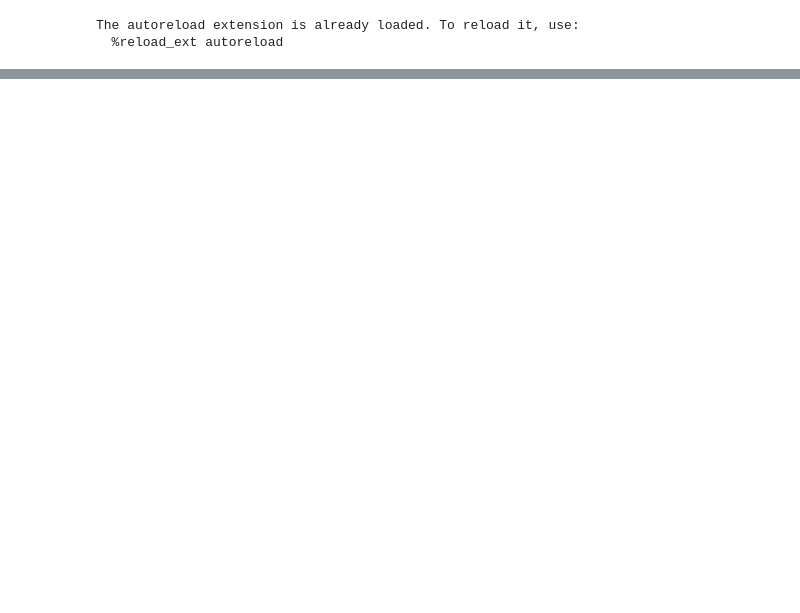
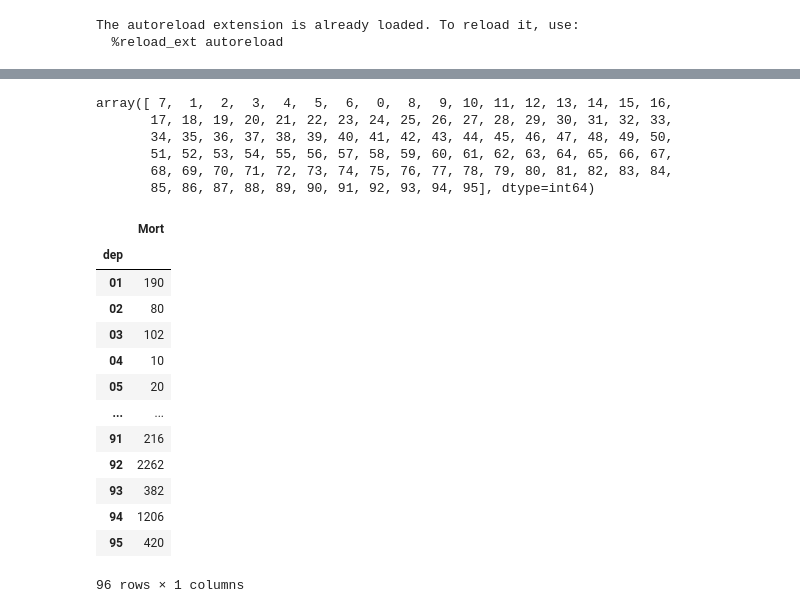
Before and after one commit to Jeremstym/bayesian_shrinkage, a Jupyter notebook: notebooks/application.ipynb, the cells around one changed output, grey strips where cells are left out. Drawn from its saved outputs; the diff is of its cells as text; code cells hidden in the pictures; blank space fills up the shorter version.

```diff
--- a/notebooks/application.ipynb
+++ b/notebooks/application.ipynb
@@ -29,0 +48,39 @@ pd.DataFrame(lambda_mean, index=df.index).to_csv('../data/lambda.csv', index=Fal
+# %%
+PG_tirage_2 = GLSP_count_reg(df_total.values, df_covariables.values, prior = "PG", mc = 10000, burn = 1500)
+IG_tirage_2 = GLSP_count_reg(df_total.values, df_covariables.values, prior = "IG", mc = 10000, burn = 1500)
+EH_tirage_2 = GLSP_count_reg(df_total.values, df_covariables.values, prior = "EH", mc = 10000, burn = 1500)
+# %% [output]
+array([ 7,  1,  2,  3,  4,  5,  6,  0,  8,  9, 10, 11, 12, 13, 14, 15, 16,
+       17, 18, 19, 20, 21, 22, 23, 24, 25, 26, 27, 28, 29, 30, 31, 32, 33,
+       34, 35, 36, 37, 38, 39, 40, 41, 42, 43, 44, 45, 46, 47, 48, 49, 50,
+       51, 52, 53, 54, 55, 56, 57, 58, 59, 60, 61, 62, 63, 64, 65, 66, 67,
+       68, 69, 70, 71, 72, 73, 74, 75, 76, 77, 78, 79, 80, 81, 82, 83, 84,
+       85, 86, 87, 88, 89, 90, 91, 92, 93, 94, 95], dtype=int64)
+# %%
+mcmc_array = [PG_tirage_2[0], IG_tirage_2[0], EH_tirage_2[0]]
+dic_mean = {i : [] for i in range(len(mcmc_array))}
+
+for method in range(len(mcmc_array)) :
+    dic_mean[method] = np.mean(mcmc_array[method], axis = 0)
+
+df_EH = pd.DataFrame({"dep" : df.index, "number" : [i for i in range(dic_mean[2].shape[0])], "lambda" : dic_mean[2]})
+df_EH = df_EH.sort_values(by = "lambda")
+
+
+comp_conf_interv([PG_tirage_2[0][:,df_EH["number"].iloc[0:9].values], IG_tirage_2[0][:,df_EH["number"].iloc[0:9].values], EH_tirage_2[0][:,df_EH["number"].iloc[0:9].values]], nom_graph = 'Comparaison_individu_avec_intervalle_de_confiance_min_full_year', title = 'Comparison of county with a small risk factor')
+comp_conf_interv([PG_tirage_2[0][:,df_EH["number"].iloc[-10:]], IG_tirage_2[0][:,df_EH["number"].iloc[-10:]], EH_tirage_2[0][:,df_EH["number"].iloc[-10:]]], nom_graph = 'Comparaison_individu_avec_intervalle_de_confiance_max_full_year', title = 'Comparison of county with a high risk factor')
+# %% [output]
+|  | Mort |
+| dep |  |
+| 01 | 190 |
+| 02 | 80 |
+| 03 | 102 |
+| 04 | 10 |
+| 05 | 20 |
+| ... | ... |
+| 91 | 216 |
+| 92 | 2262 |
+| 93 | 382 |
+| 94 | 1206 |
+| 95 | 420 |
+96 rows × 1 columns
```
Also changed, not shown: parts of 8 cells of this notebook, 12 other files.
